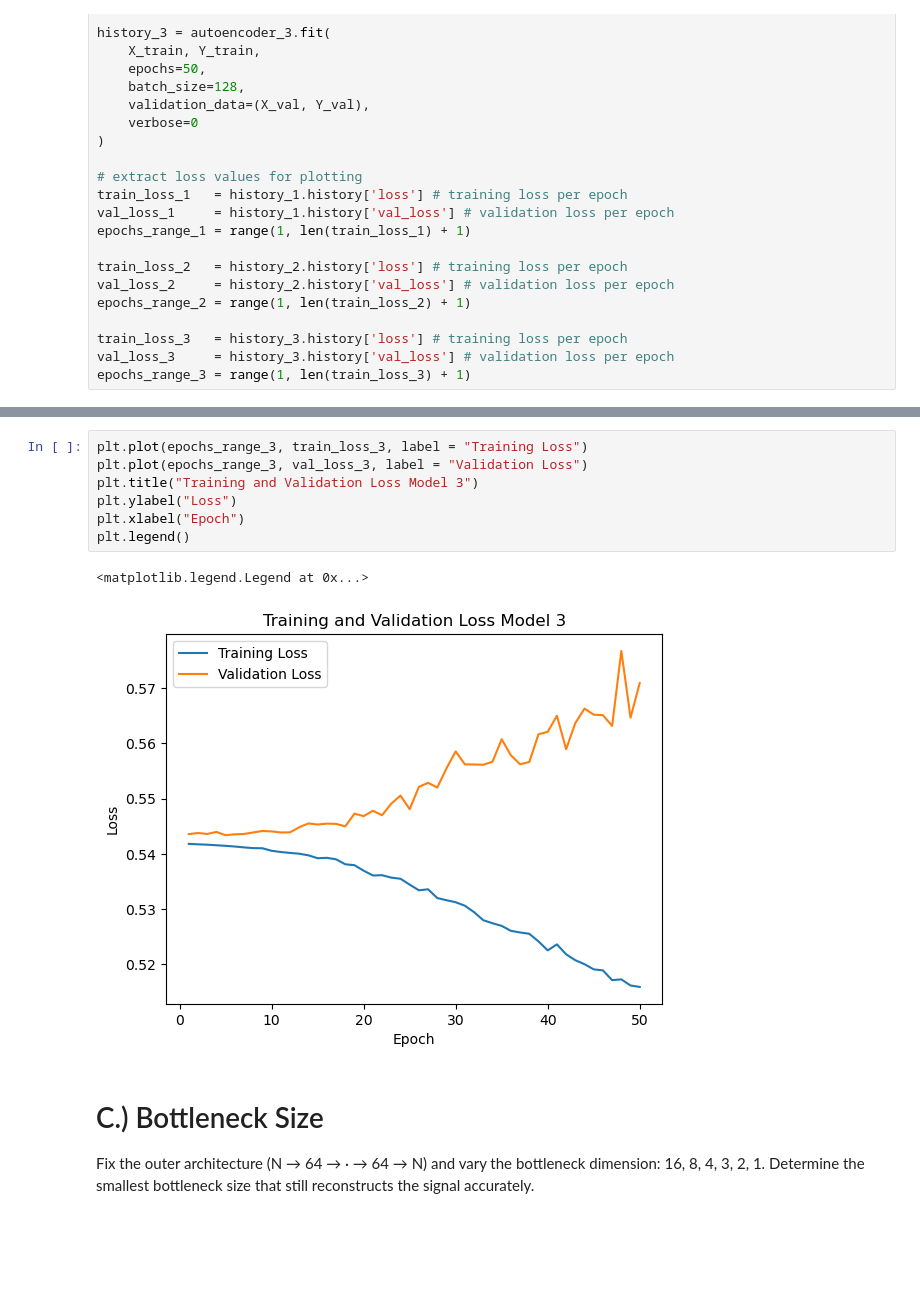
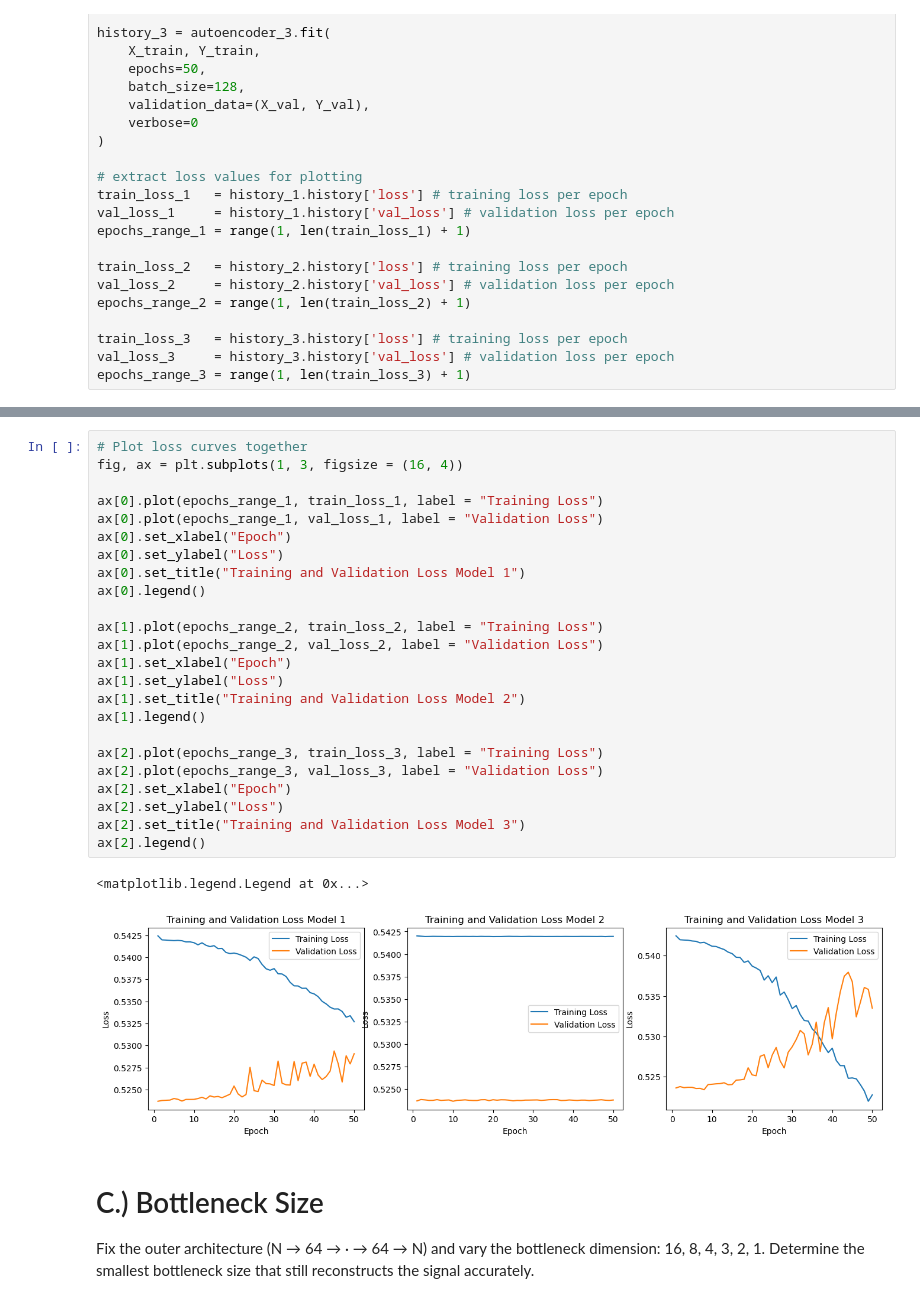
Before and after one commit to PolishJacob/ASTR5900_Projects, a Jupyter notebook: HW_08/MachineLearning.ipynb, the cells around one changed output, grey strips where cells are left out. Drawn from its saved outputs; the diff is of its cells as text; blank space fills up the shorter version.

```diff
--- a/HW_08/MachineLearning.ipynb
+++ b/HW_08/MachineLearning.ipynb
@@ -530,13 +506,30 @@ plt.legend()
-# %%
-plt.plot(epochs_range_3, train_loss_3, label = "Training Loss")
-plt.plot(epochs_range_3, val_loss_3, label = "Validation Loss")
-plt.title("Training and Validation Loss Model 3")
-plt.ylabel("Loss")
-plt.xlabel("Epoch")
-plt.legend()
-# %% [output]
-<matplotlib.legend.Legend at 0x...>
-[figure, removed]
+# %%
+# Plot loss curves together
+fig, ax = plt.subplots(1, 3, figsize = (16, 4))
+
+ax[0].plot(epochs_range_1, train_loss_1, label = "Training Loss")
+ax[0].plot(epochs_range_1, val_loss_1, label = "Validation Loss")
+ax[0].set_xlabel("Epoch")
+ax[0].set_ylabel("Loss")
+ax[0].set_title("Training and Validation Loss Model 1")
+ax[0].legend()
+
+ax[1].plot(epochs_range_2, train_loss_2, label = "Training Loss")
+ax[1].plot(epochs_range_2, val_loss_2, label = "Validation Loss")
+ax[1].set_xlabel("Epoch")
+ax[1].set_ylabel("Loss")
+ax[1].set_title("Training and Validation Loss Model 2")
+ax[1].legend()
+
+ax[2].plot(epochs_range_3, train_loss_3, label = "Training Loss")
+ax[2].plot(epochs_range_3, val_loss_3, label = "Validation Loss")
+ax[2].set_xlabel("Epoch")
+ax[2].set_ylabel("Loss")
+ax[2].set_title("Training and Validation Loss Model 3")
+ax[2].legend()
+# %% [output]
+<matplotlib.legend.Legend at 0x...>
+[figure, added]
 # %% [markdown]
 # C.) Bottleneck Size
 
```
Also changed, not shown: parts of 19 cells of this notebook.
